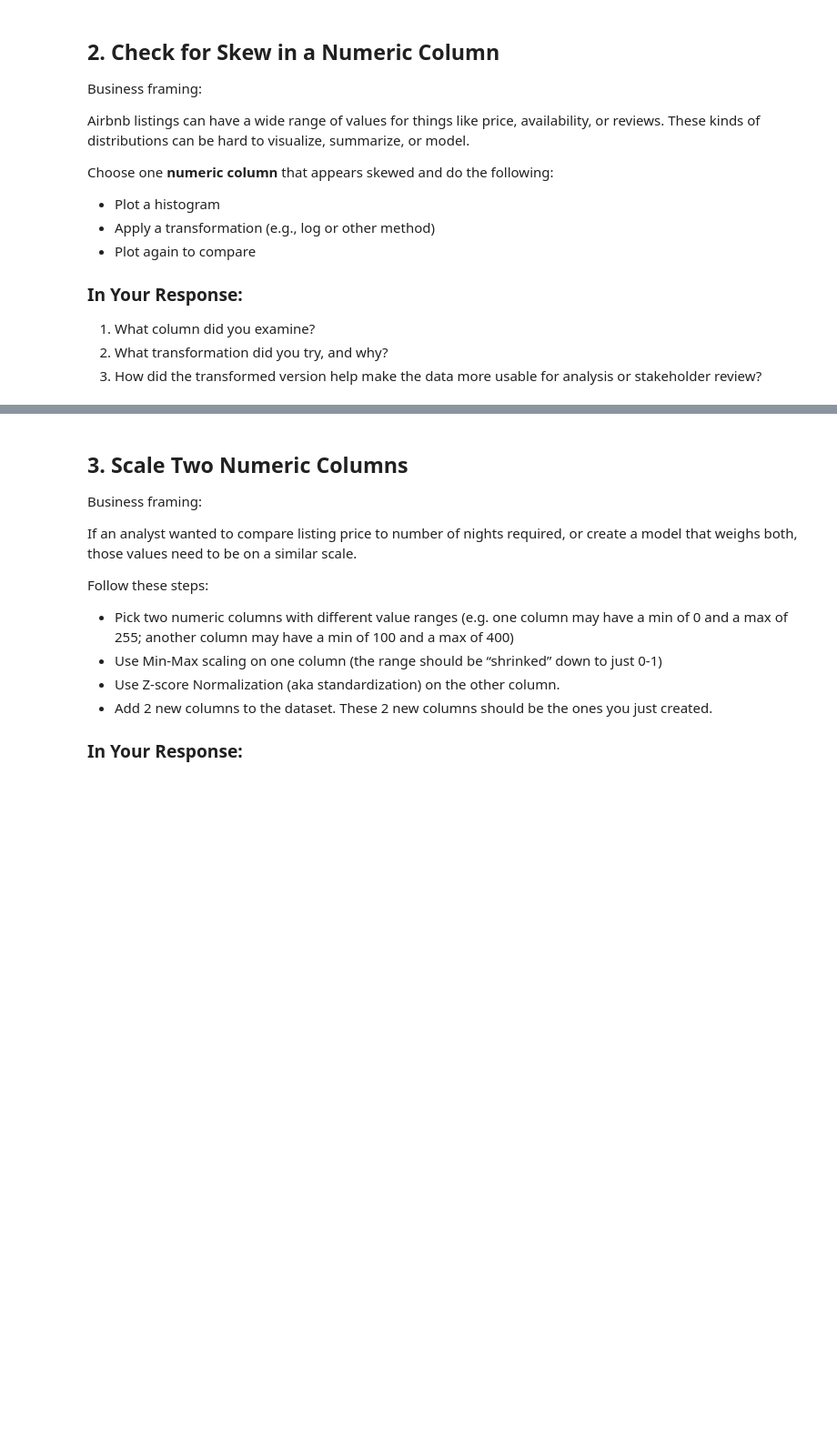
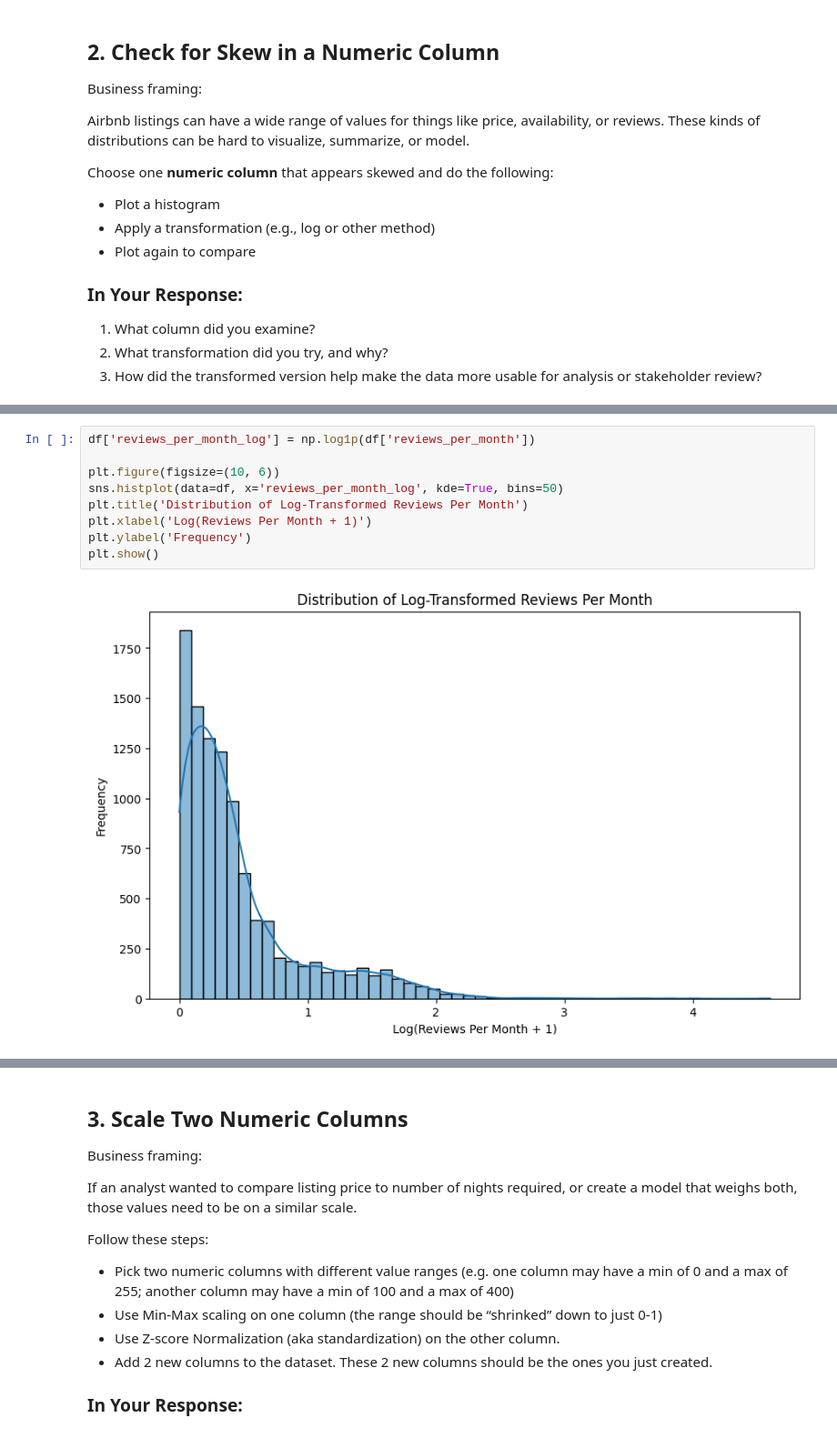
Before and after one commit to daxtonhunter2634-glitch/IS4460, a Jupyter notebook: Assignments/assignment_07_data_transformation.ipynb, the cells around one changed output, grey strips where cells are left out. Shown: that part at 91% size. Drawn from its saved outputs; the diff is of its cells as text; blank space fills up the shorter version.

```diff
--- a/Assignments/assignment_07_data_transformation.ipynb
+++ b/Assignments/assignment_07_data_transformation.ipynb
@@ -77,0 +90,11 @@ Choose one **numeric column** that appears skewed and do the following:
+# %%
+df['reviews_per_month_log'] = np.log1p(df['reviews_per_month'])
+
+plt.figure(figsize=(10, 6))
+sns.histplot(data=df, x='reviews_per_month_log', kde=True, bins=50)
+plt.title('Distribution of Log-Transformed Reviews Per Month')
+plt.xlabel('Log(Reviews Per Month + 1)')
+plt.ylabel('Frequency')
+plt.show()
+# %% [output]
+[figure, added]
```
Also changed, not shown: parts of 29 cells of this notebook.
